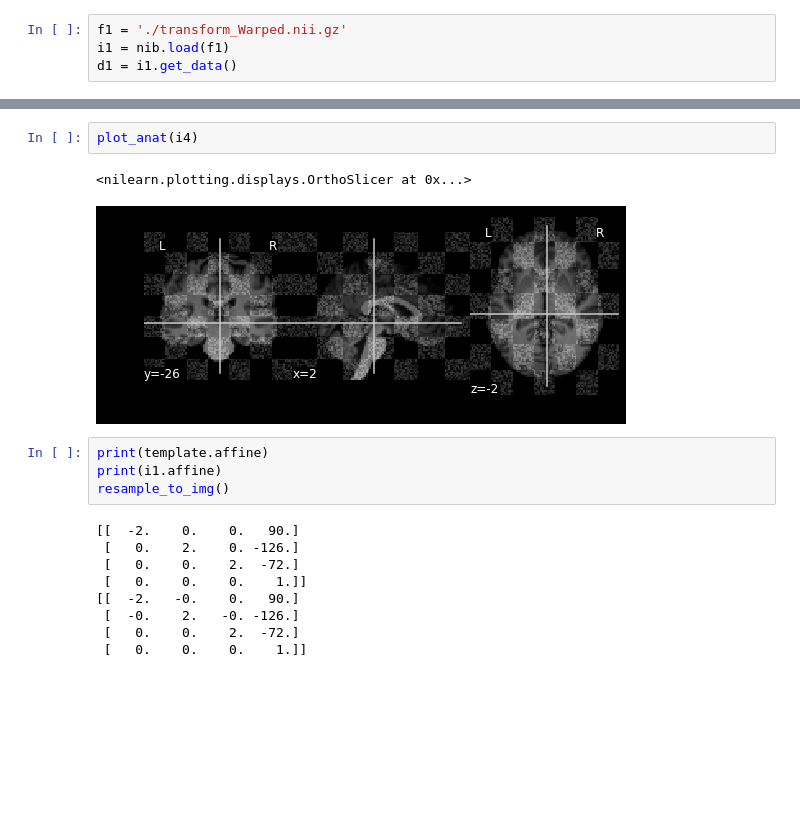
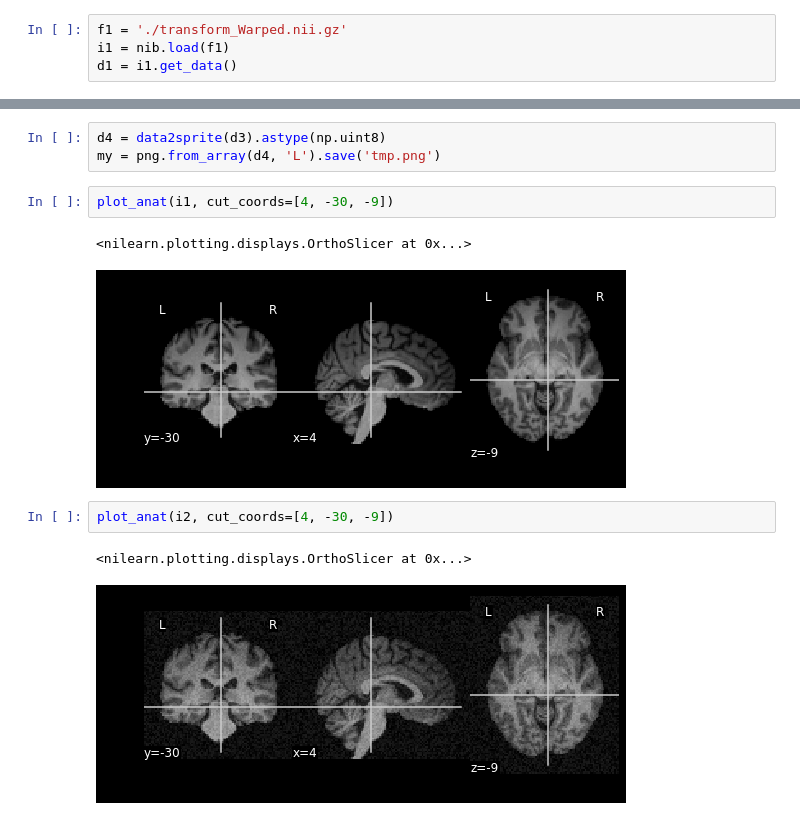
Before and after one commit to gkiar/stability, a Jupyter notebook: code/qc/sandbox.ipynb, the cells around one changed output, grey strips where cells are left out. Saved outputs shown, nothing was run; the diff lists cells and outputs as text; blank space fills up the shorter version.

```diff
--- a/code/qc/sandbox.ipynb
+++ b/code/qc/sandbox.ipynb
@@ -60,19 +26,14 @@ plot_anat(i6)
-# %%
-plot_anat(i4)
-# %% [output]
-<nilearn.plotting.displays.OrthoSlicer at 0x...>
-[figure, removed]
-# %%
-print(template.affine)
-print(i1.affine)
-resample_to_img()
-# %% [output]
-[[  -2.    0.    0.   90.]
- [   0.    2.    0. -126.]
- [   0.    0.    2.  -72.]
- [   0.    0.    0.    1.]]
-[[  -2.   -0.    0.   90.]
- [  -0.    2.   -0. -126.]
- [   0.    0.    2.  -72.]
- [   0.    0.    0.    1.]]
+# %%
+d4 = data2sprite(d3).astype(np.uint8)
+my = png.from_array(d4, 'L').save('tmp.png')
+# %%
+plot_anat(i1, cut_coords=[4, -30, -9])
+# %% [output]
+<nilearn.plotting.displays.OrthoSlicer at 0x...>
+[figure, added]
+# %%
+plot_anat(i2, cut_coords=[4, -30, -9])
+# %% [output]
+<nilearn.plotting.displays.OrthoSlicer at 0x...>
+[figure, added]
 # %%
```
Also changed, not shown: parts of 13 cells of this notebook, 6 other files.
